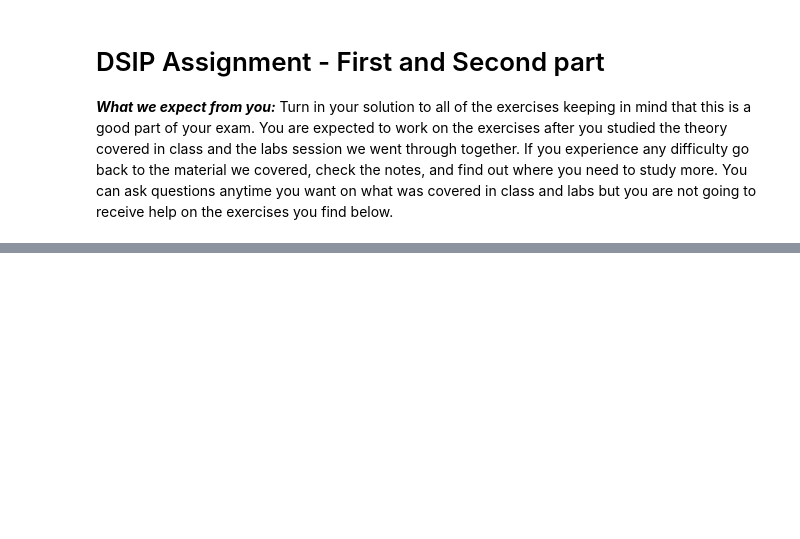
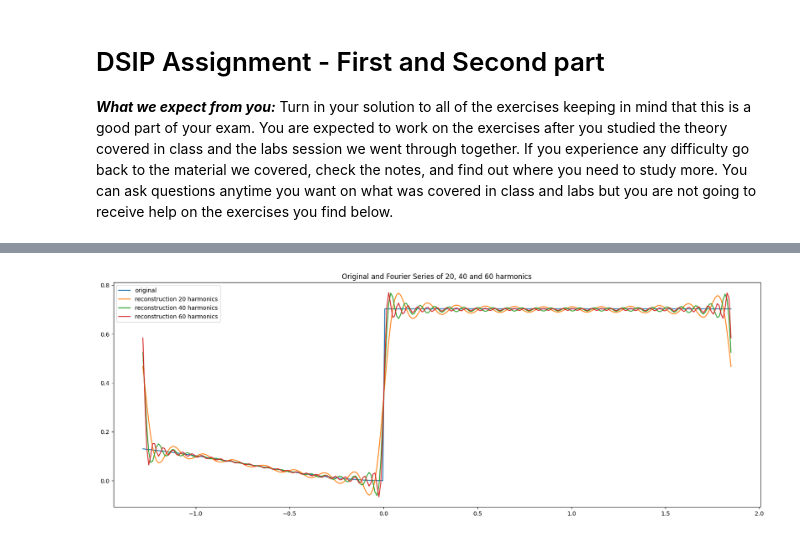
Before and after one commit to RayIci/DSIP-assignment, a Jupyter notebook: assignment_part_1_and_2.ipynb, the cells around one changed output, grey strips where cells are left out. Saved outputs shown, nothing was run; the diff lists cells and outputs as text; code cells hidden in the pictures; blank space fills up the shorter version.

```diff
--- a/assignment_part_1_and_2.ipynb
+++ b/assignment_part_1_and_2.ipynb
@@ -35,0 +165,12 @@ Comment the results you obtain, Gibbs phenomenon included, when using the first
+# %%
+plt.figure(figsize=(20, 7))
+plt.title("Original and Fourier Series of 20, 40 and 60 harmonics")
+plt.plot(X, Y, label="original")
+plt.plot(X, series_20, label="reconstruction 20 harmonics")
+plt.plot(X, series_40, label="reconstruction 40 harmonics")
+plt.plot(X, series_60, label="reconstruction 60 harmonics")
+plt.legend()
+
+plt.show()
+# %% [output]
+[figure, added]
```
Also changed, not shown: parts of 11 cells of this notebook.
